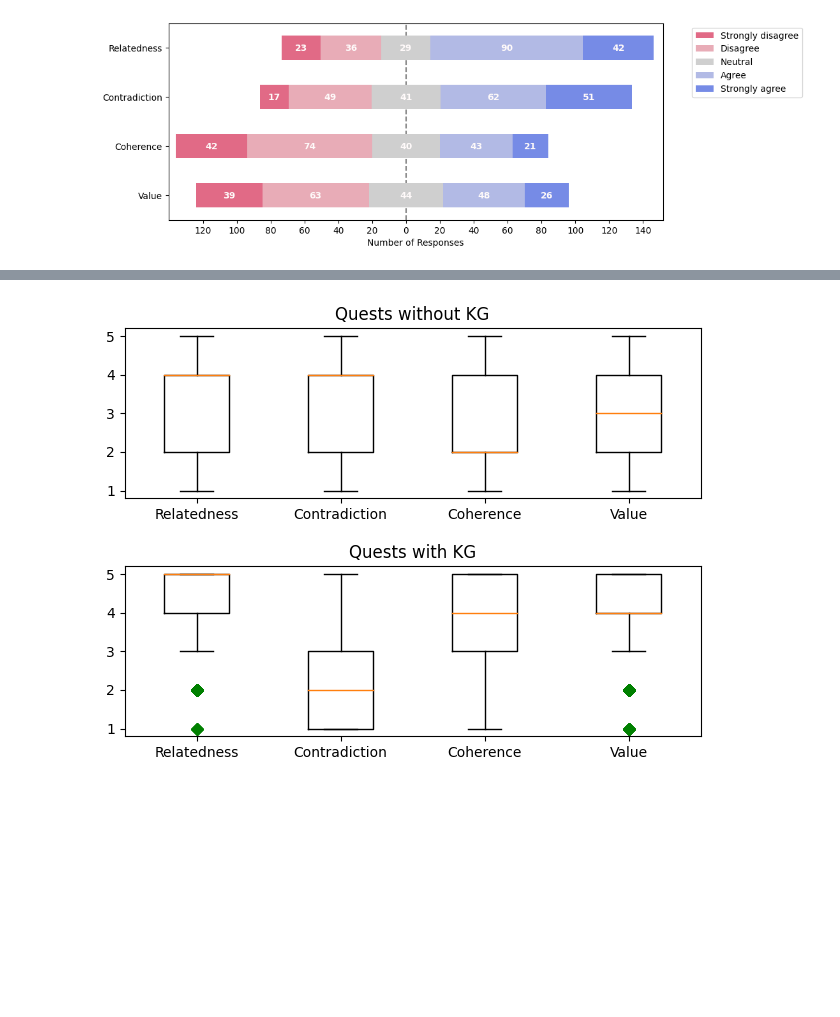
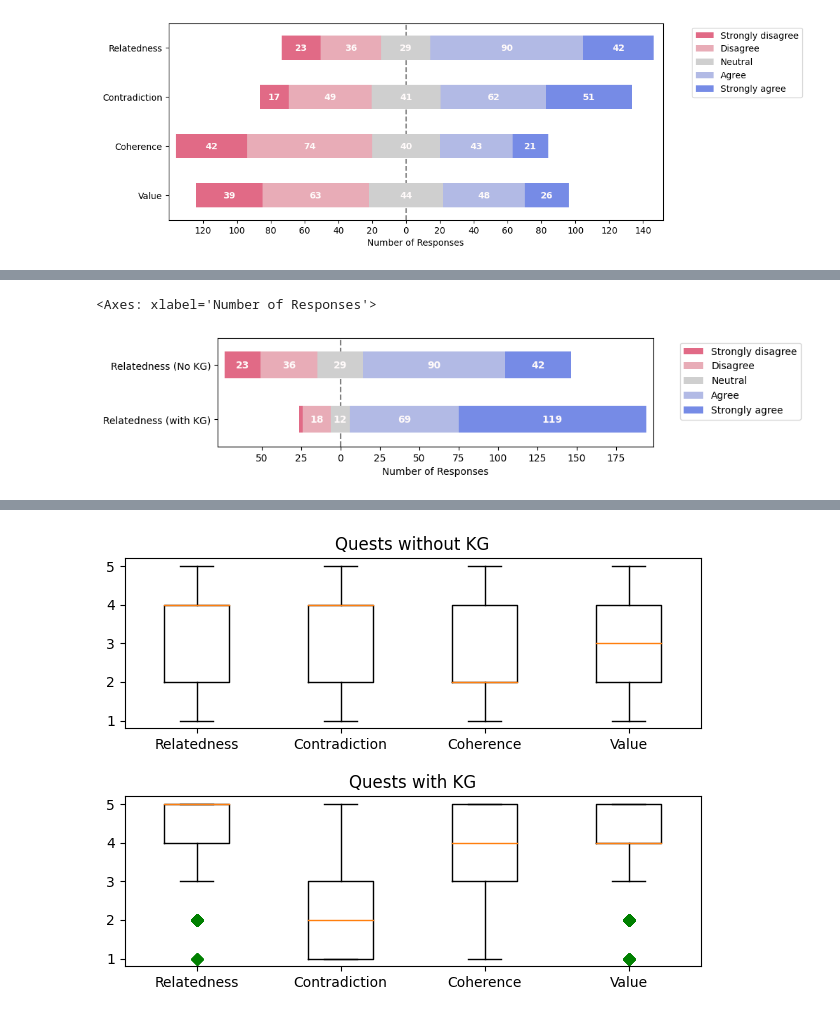
Before and after one commit to zedd-08/thesis-implementations, a Jupyter notebook: evaluation/eval-likert-graphs.ipynb, the cells around one changed output, grey strips where cells are left out. Cells and saved outputs as stored; diff of their text form; code cells hidden in the pictures; blank space fills up the shorter version.

```diff
--- a/evaluation/eval-likert-graphs.ipynb
+++ b/evaluation/eval-likert-graphs.ipynb
@@ -171,0 +235,6 @@ plot_likert.plot_likert(no_kg_data, likert_values,
+# %%
+plot_likert.plot_likert(combined_rel_likert, likert_values,
+    bar_labels=True, bar_labels_color="snow", colors=my_likert_colors, figsize=(8,2))
+# %% [output]
+<Axes: xlabel='Number of Responses'>
+[figure, added]
```
Also changed, not shown: parts of 7 cells of this notebook, 4 other files.
